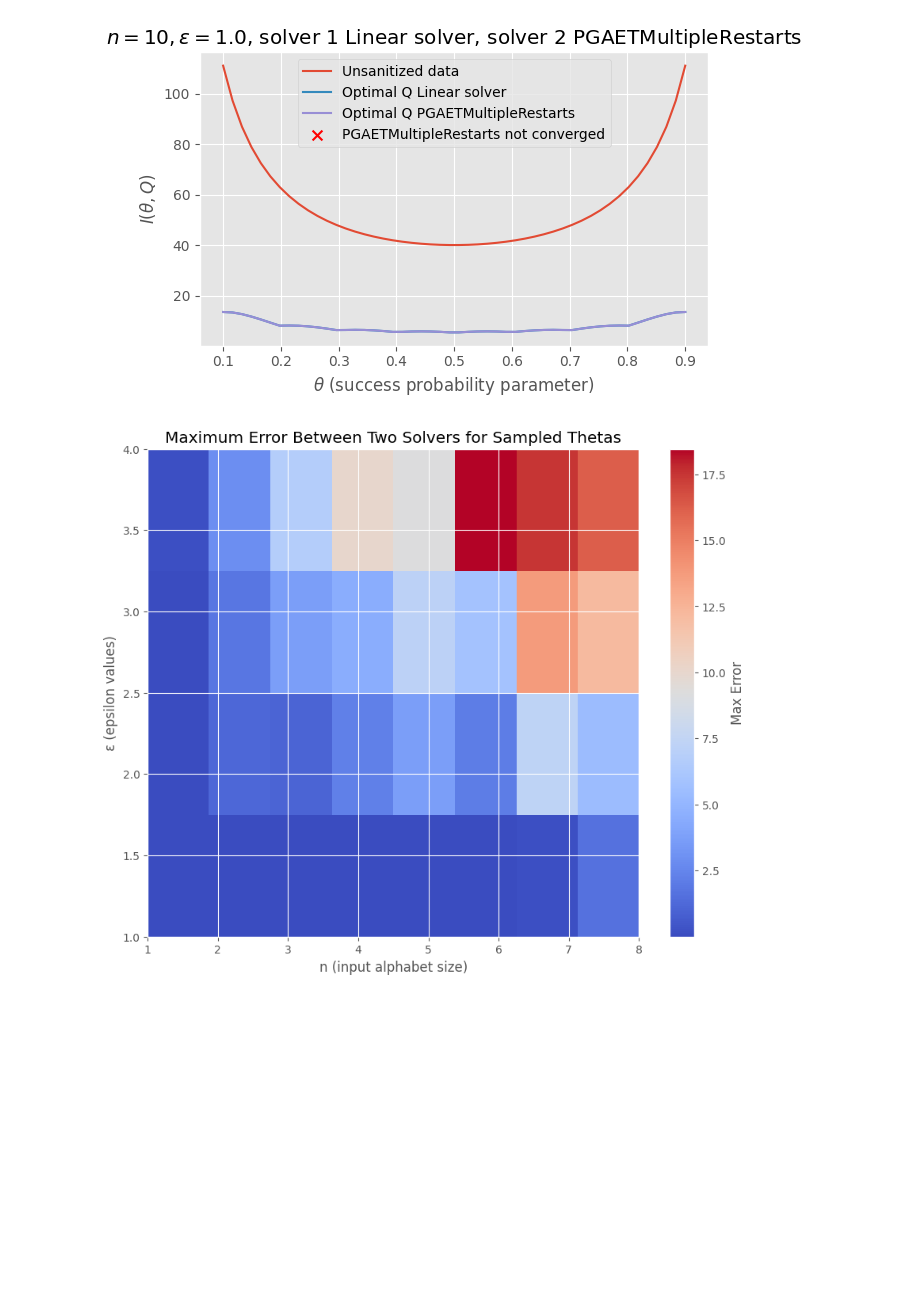
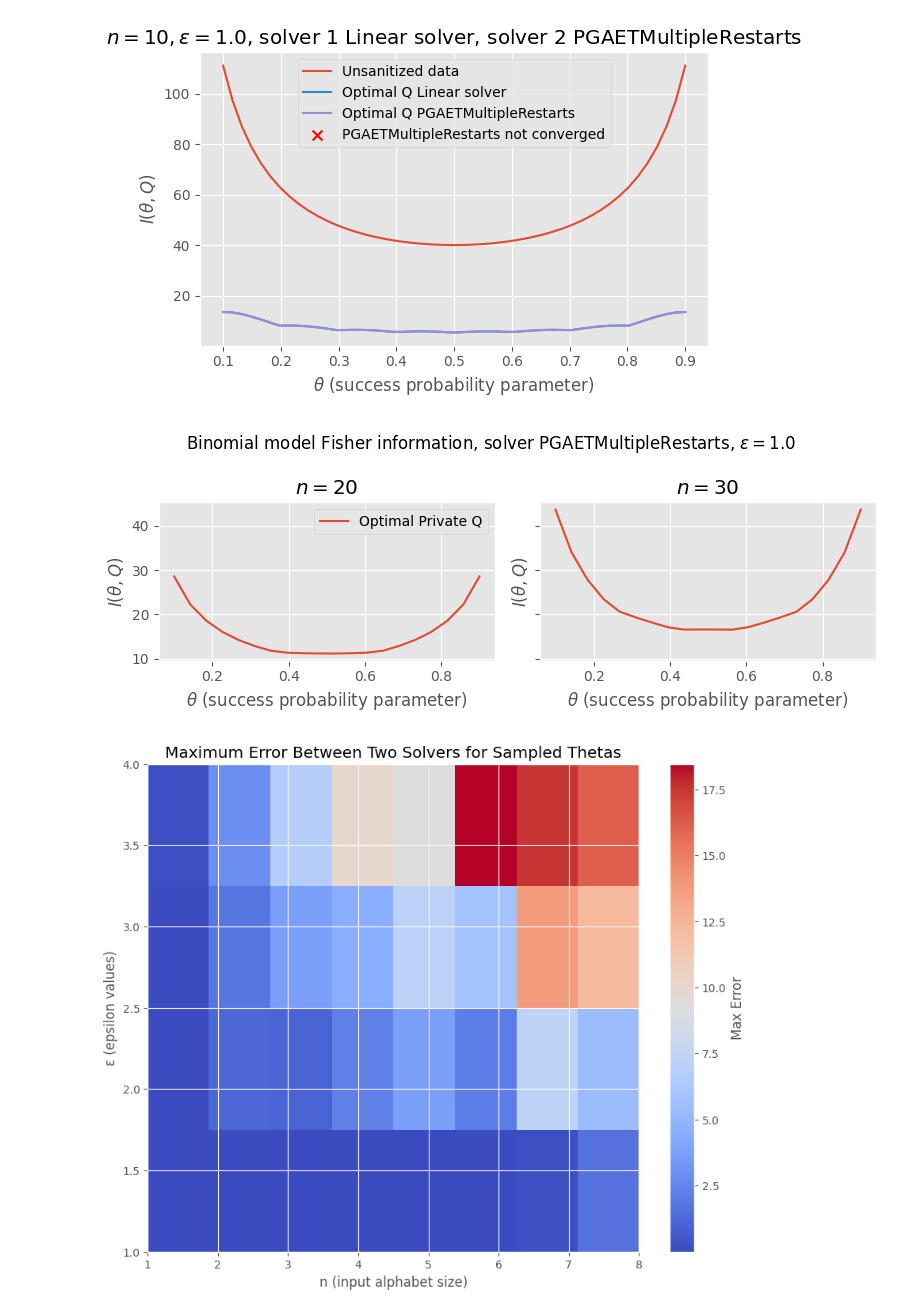
Before and after one commit to MatejVe/locally_efficient_differential_privacy, a Jupyter notebook: pgaet_multiple_restarts.ipynb, the cells around one changed output. Cells and saved outputs as stored; diff of their text form; code cells hidden in the pictures; blank space fills up the shorter version.

```diff
--- a/pgaet_multiple_restarts.ipynb
+++ b/pgaet_multiple_restarts.ipynb
@@ -54,7 +86,9 @@ DP_tester.compare_fisher_two_solvers(LinearSolver(), PGAETMultipleRestarts(), 10
 []
 [figure]
 # %%
-DP_tester.plot_fisher_infos(PGAETMultipleRestarts(), ns=[10, 20, 50, 100], epsilon=1.0, n_thetas=20, include_original=False)
+DP_tester.plot_fisher_infos(PGAETMultipleRestarts(), ns=[20, 30], epsilon=1.0, n_thetas=20, include_original=False)
+# %% [output]
+[figure, added]
 # %%
 results = DP_tester.max_discrepancy_between_two_solvers(
     LinearSolver(),
```
Also changed, not shown: parts of 7 cells of this notebook, 4 other files.
